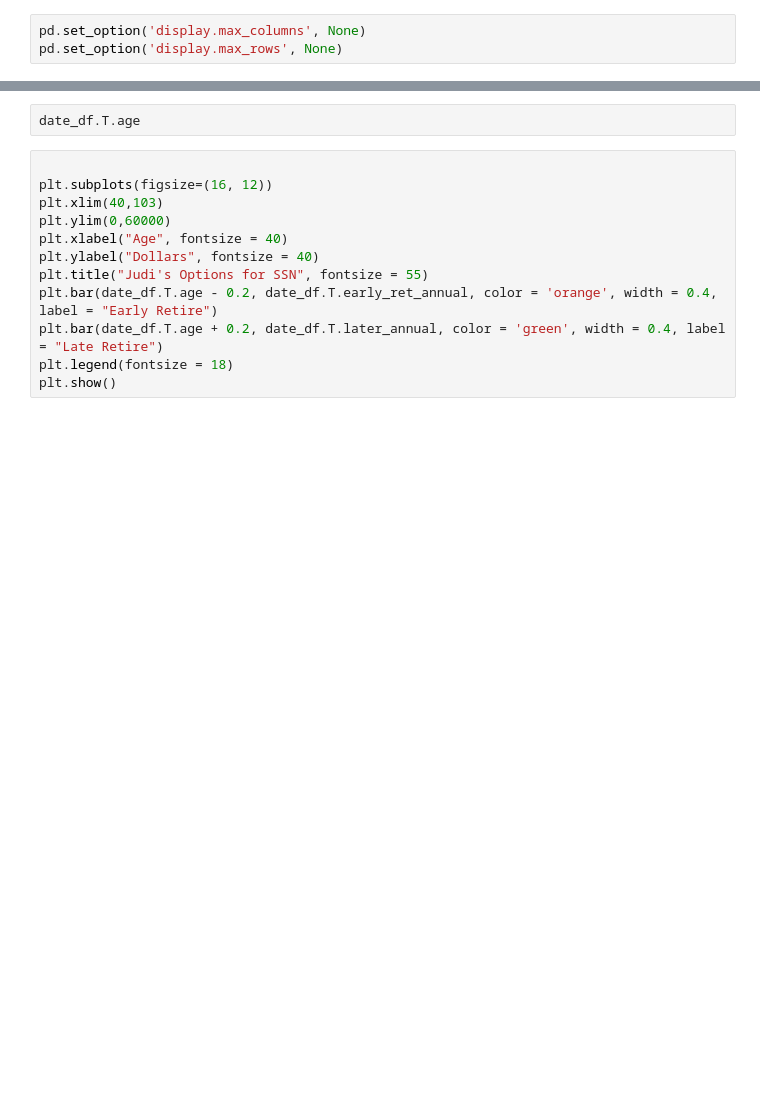
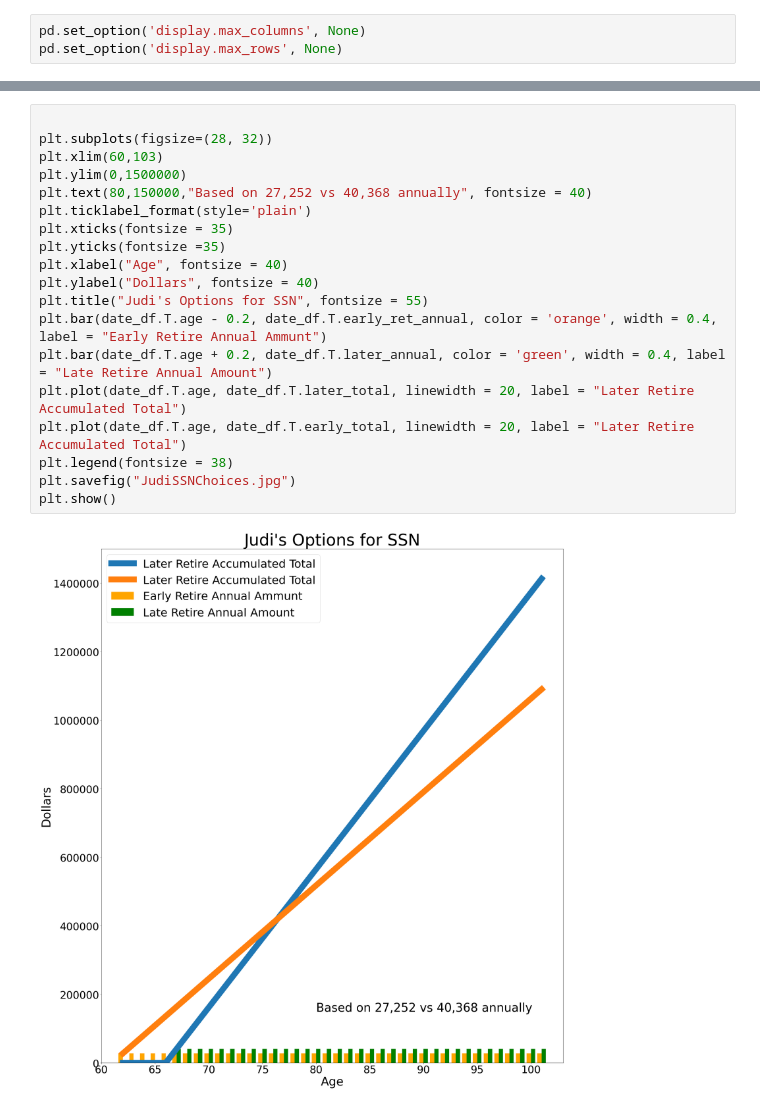
Before and after one commit to ldhagen/python_work, a Jupyter notebook: Plotting Social Security.ipynb, the cells around one changed output, grey strips where cells are left out. Drawn from its saved outputs; the diff is of its cells as text; blank space fills up the shorter version.

Commit message:
updating Social Security plotting work

```diff
--- a/Plotting Social Security.ipynb
+++ b/Plotting Social Security.ipynb
@@ -45,14 +60,21 @@ date_df.loc[:,26:]
-# %%
-date_df.T.age
 # %%
 
-plt.subplots(figsize=(16, 12))
-plt.xlim(40,103)
-plt.ylim(0,60000)
+plt.subplots(figsize=(28, 32))
+plt.xlim(60,103)
+plt.ylim(0,1500000)
+plt.text(80,150000,"Based on 27,252 vs 40,368 annually", fontsize = 40)
+plt.ticklabel_format(style='plain')
+plt.xticks(fontsize = 35)
+plt.yticks(fontsize =35)
 plt.xlabel("Age", fontsize = 40)
 plt.ylabel("Dollars", fontsize = 40)
 plt.title("Judi's Options for SSN", fontsize = 55)
-plt.bar(date_df.T.age - 0.2, date_df.T.early_ret_annual, color = 'orange', width = 0.4, label = "Early Retire")
-plt.bar(date_df.T.age + 0.2, date_df.T.later_annual, color = 'green', width = 0.4, label = "Late Retire")
-plt.legend(fontsize = 18)
+plt.bar(date_df.T.age - 0.2, date_df.T.early_ret_annual, color = 'orange', width = 0.4, label = "Early Retire Annual Ammunt")
+plt.bar(date_df.T.age + 0.2, date_df.T.later_annual, color = 'green', width = 0.4, label = "Late Retire Annual Amount")
+plt.plot(date_df.T.age, date_df.T.later_total, linewidth = 20, label = "Later Retire Accumulated Total")
+plt.plot(date_df.T.age, date_df.T.early_total, linewidth = 20, label = "Later Retire Accumulated Total")
+plt.legend(fontsize = 38)
+plt.savefig("JudiSSNChoices.jpg")
 plt.show()
+# %% [output]
+[figure, added]
```
Also changed, not shown: parts of 2 cells of this notebook.
